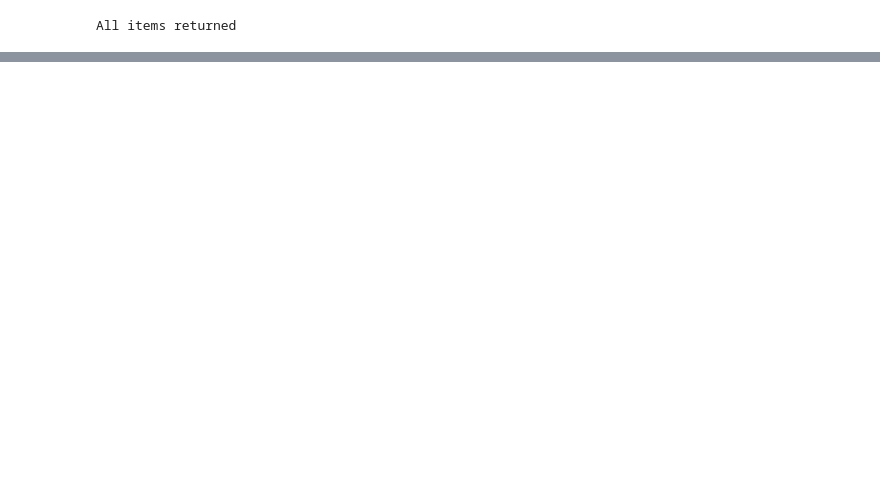
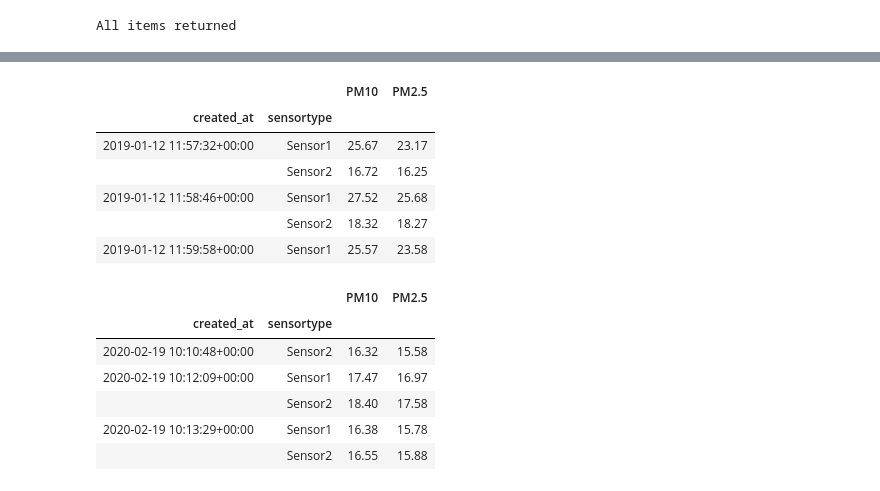
Before and after one commit to DennisReddyhoff/AirQo, a Jupyter notebook: APIs/example.ipynb, the cells around one changed output, grey strips where cells are left out. Cells and saved outputs as stored; diff of their text form; code cells hidden in the pictures; blank space fills up the shorter version.

```diff
--- a/APIs/example.ipynb
+++ b/APIs/example.ipynb
@@ -118,0 +33,18 @@ ValueError: 'get_dataframe.py' was not found in history, as a file, url, nor in
+# %%
+pm_data.head()
+pm_data.tail()
+# %% [output]
+|  |  | PM10 | PM2.5 |
+| created_at | sensortype |  |  |
+| 2019-01-12 11:57:32+00:00 | Sensor1 | 25.67 | 23.17 |
+|  | Sensor2 | 16.72 | 16.25 |
+| 2019-01-12 11:58:46+00:00 | Sensor1 | 27.52 | 25.68 |
+|  | Sensor2 | 18.32 | 18.27 |
+| 2019-01-12 11:59:58+00:00 | Sensor1 | 25.57 | 23.58 |
+|  |  | PM10 | PM2.5 |
+| created_at | sensortype |  |  |
+| 2020-02-19 10:10:48+00:00 | Sensor2 | 16.32 | 15.58 |
+| 2020-02-19 10:12:09+00:00 | Sensor1 | 17.47 | 16.97 |
+|  | Sensor2 | 18.40 | 17.58 |
+| 2020-02-19 10:13:29+00:00 | Sensor1 | 16.38 | 15.78 |
+|  | Sensor2 | 16.55 | 15.88 |
```
Also changed, not shown: parts of 19 cells of this notebook, 2 other files.
